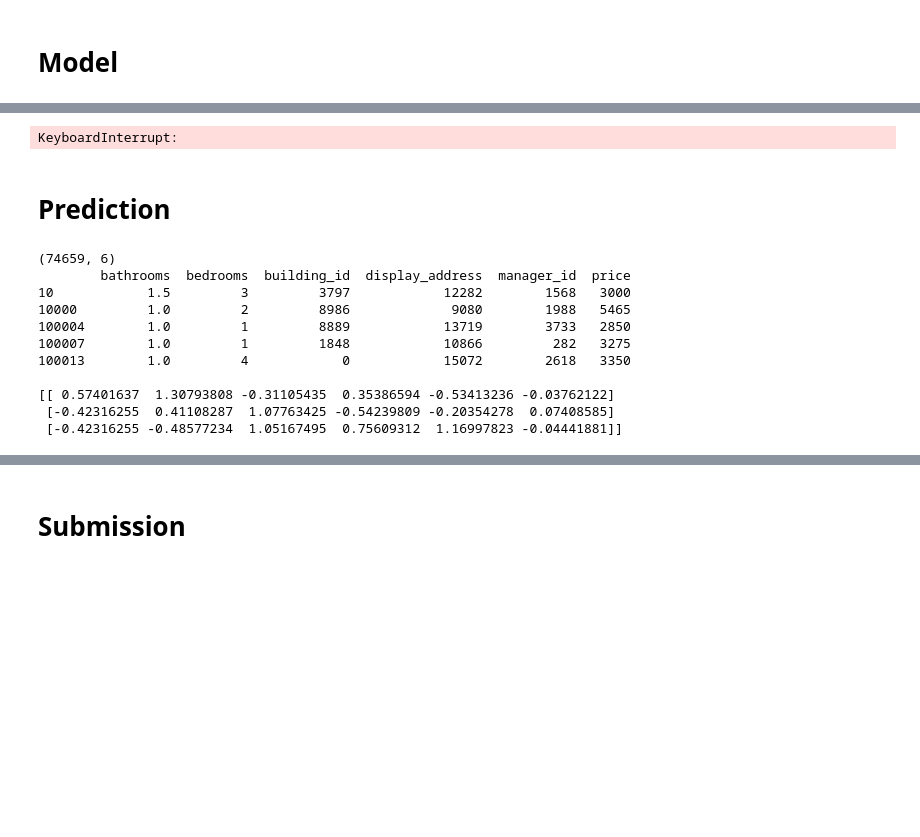
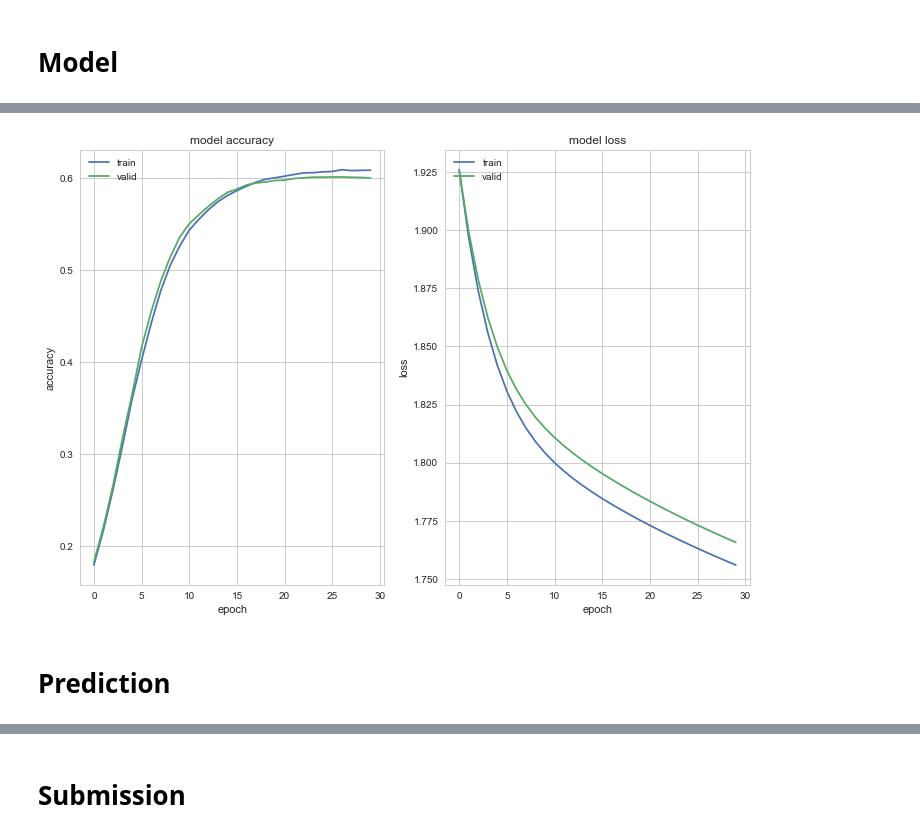
Before and after one commit to icostan/kaggle, a Jupyter notebook: rental-listing/rental-listing.ipynb, the cells around one changed output, grey strips where cells are left out. Drawn from its saved outputs; the diff is of its cells as text; code cells hidden in the pictures; blank space fills up the shorter version.

Commit message:
Rental: feature selection, score under 1.0

```diff
--- a/rental-listing/rental-listing.ipynb
+++ b/rental-listing/rental-listing.ipynb
@@ -167,0 +164,9 @@ Name: interest_level, dtype: int64
+# %%
+importlib.reload(s)
+
+fa = features_we.transform(train_data.features.values).toarray()
+xf = pd.DataFrame(fa, columns=features_names, index=train_data.index)
+
+x2 = s.kbest_filter(xf, y, features_we.get_feature_names(), k=50)
+
+# g.plot_univariate_scores(x2, y, x2.columns)
@@ -167,0 +176,11 @@ Name: interest_level, dtype: int64
+# %%
+importlib.reload(s)
+
+desc_features = desc_we.get_feature_names()
+
+da = desc_we.transform(train_data.description.values).toarray()
+xd = pd.DataFrame(da, columns=desc_features, index=train_data.index)
+
+x3 = s.kbest_filter(xd, y, desc_features, k=10)
+
+# g.plot_univariate_scores(x3, y, x3.columns)
@@ -167,0 +190,16 @@ Name: interest_level, dtype: int64
+# %%
+importlib.reload(p)
+
+xc1 = pd.DataFrame(p.scale(x1)[0], index=x1.index)
+x = pd.merge(xc1, x2, left_index=True, right_index=True)
+x = pd.merge(x, x3, left_index=True, right_index=True)
+
+# X2 = x2.as_matrix()
+# X3 = x3.as_matrix()
+# X = np.concatenate((X1, X2, X3), axis=1)
+
+X = x.as_matrix()
+Y = p.onehot(y)
+
+print(X[0])
+print(Y[0])
@@ -171,11 +223,16 @@ Name: interest_level, dtype: int64
 importlib.reload(m)
 importlib.reload(g)
 from keras import optimizers
+from keras import callbacks
+
+class_weights = u.get_class_weights(y.interest_level, smooth_factor=0.1)
+tb = callbacks.TensorBoard(log_dir='./logs', histogram_freq=0, write_graph=True, write_images=False)
+callbacks = []
 
 model = m.keras_classification(X.shape[1], Y.shape[1])
-optimizer = optimizers.Adadelta(lr=0.001)
+optimizer = optimizers.Adam(lr=1e-6)
 model.compile(loss='categorical_crossentropy', optimizer=optimizer, metrics=['accuracy'])
-history = model.fit(X, Y, validation_split=0.2, epochs=30, class_weight=class_weights)
+history = model.fit(X, Y, validation_split=0.3, epochs=30, class_weight=class_weights, callbacks=callbacks)
 model.save('rental.h5')
 
 plt.figure(figsize=(12,8))
@@ -199 +259 @@ Epoch 7/30
-KeyboardInterrupt:
+[figure, added]
@@ -206,25 +260,2 @@ model.fit(X, Y, validation_set=0.1, show_metric=True)
 # %% [markdown]
 # Prediction
-# %%
-importlib.reload(pp)
-from sklearn import preprocessing
-
-xx = test_data[features]
-XX = preprocessing.scale(xx.values)
-print(XX.shape)
-
-print(x.head())
-print()
-print(X[:3])
-# %% [output]
-(74659, 6)
-        bathrooms  bedrooms  building_id  display_address  manager_id  price
-10            1.5         3         3797            12282        1568   3000
-10000         1.0         2         8986             9080        1988   5465
-100004        1.0         1         8889            13719        3733   2850
-100007        1.0         1         1848            10866         282   3275
-100013        1.0         4            0            15072        2618   3350
-
-[[ 0.57401637  1.30793808 -0.31105435  0.35386594 -0.53413236 -0.03762122]
- [-0.42316255  0.41108287  1.07763425 -0.54239809 -0.20354278  0.07408585]
- [-0.42316255 -0.48577234  1.05167495  0.75609312  1.16997823 -0.04441881]]
```
Also changed, not shown: parts of 21 cells of this notebook, 6 other files.
